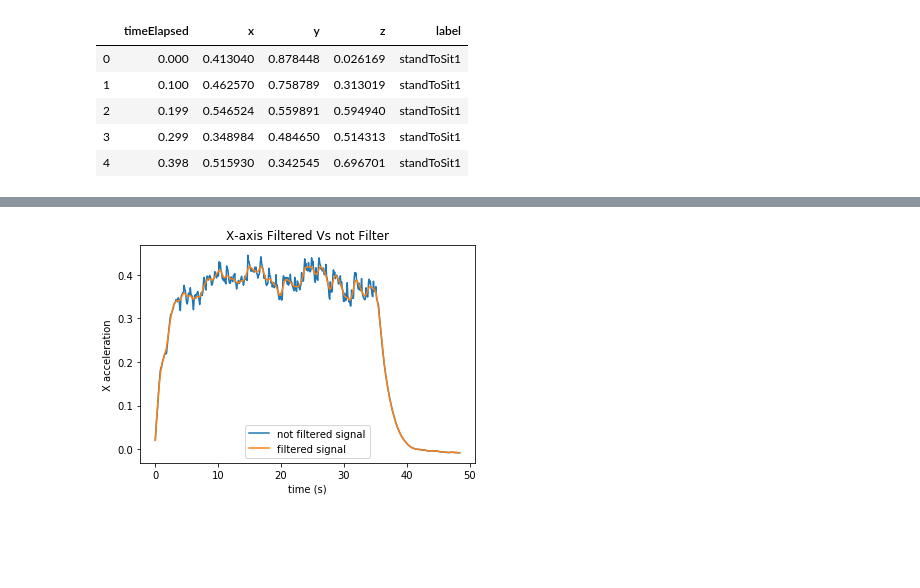
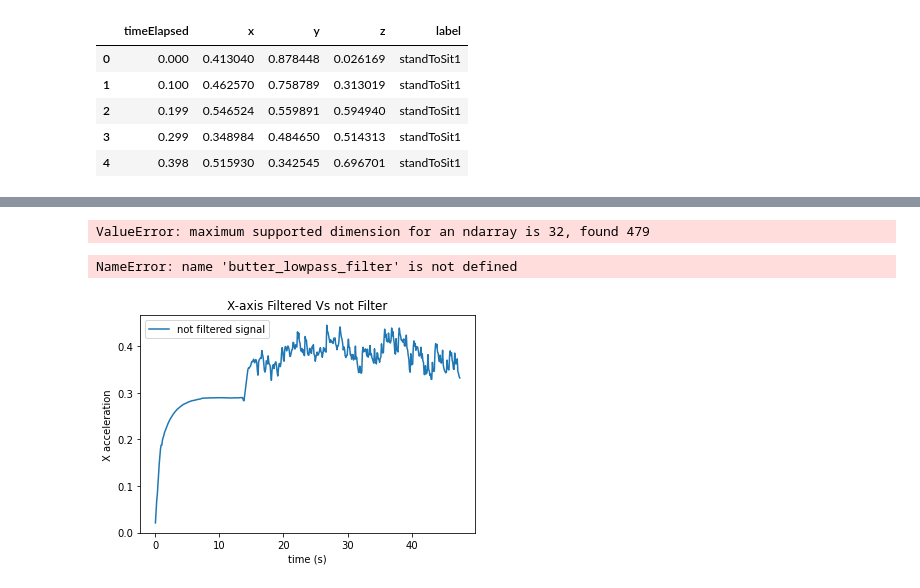
Before and after one commit to yousefkhaled282/Human-Activity-Recognition, a Jupyter notebook: Human Activity Recognition.ipynb, the cells around one changed output, grey strips where cells are left out. Saved outputs shown, nothing was run; the diff lists cells and outputs as text; code cells hidden in the pictures; blank space fills up the shorter version.

Commit message:
Added Gaussian smoothing Function

```diff
--- a/Human Activity Recognition.ipynb
+++ b/Human Activity Recognition.ipynb
@@ -57,10 +61,8 @@ X_sample.shape
 # %%
 a=0.05
 S=list(X_sample)
-X=[]
-for i in range(0,len(X_sample)):
-    if i==0:
-        X.append(a*S[i])
-    else:
-        X.append((1-a)*X[i-1]+a*S[i])
+X=[0]
+for i in range(1,len(X_sample)):
+  X.append((1-a)*X[i-1]+a*S[i])
+print(len(X))
 # %% [output]
@@ -115,18 +83,24 @@ plt.show()
+# %%
+Smoothing(X)
+# %% [output]
+ValueError: maximum supported dimension for an ndarray is 32, found 479
 # %%
 x=butter_lowpass_filter(X,cutoff, fs, order)
 y=butter_lowpass_filter(df_walking['y'],cutoff, fs, order)
 z=butter_lowpass_filter(df_walking['z'],cutoff, fs, order)
+# %% [output]
+NameError: name 'butter_lowpass_filter' is not defined
 # %%
 
 plt.plot(df_walking['timeElapsed'],X,label='not filtered signal')
-plt.plot(df_walking['timeElapsed'],x,label='filtered signal')
+#plt.plot(df_walking['timeElapsed'],x,label='filtered signal')
 plt.title('X-axis Filtered Vs not Filter')
 plt.ylabel('X acceleration')
 plt.xlabel('time (s)')
 plt.legend()
 plt.show()
 # %% [output]
-[figure, old version]
+[figure, new version]
 # %%
 
 plt.plot(df_walking['timeElapsed'],df_walking['y'],label='not filtered signal')
```
Also changed, not shown: parts of 22 cells of this notebook.
